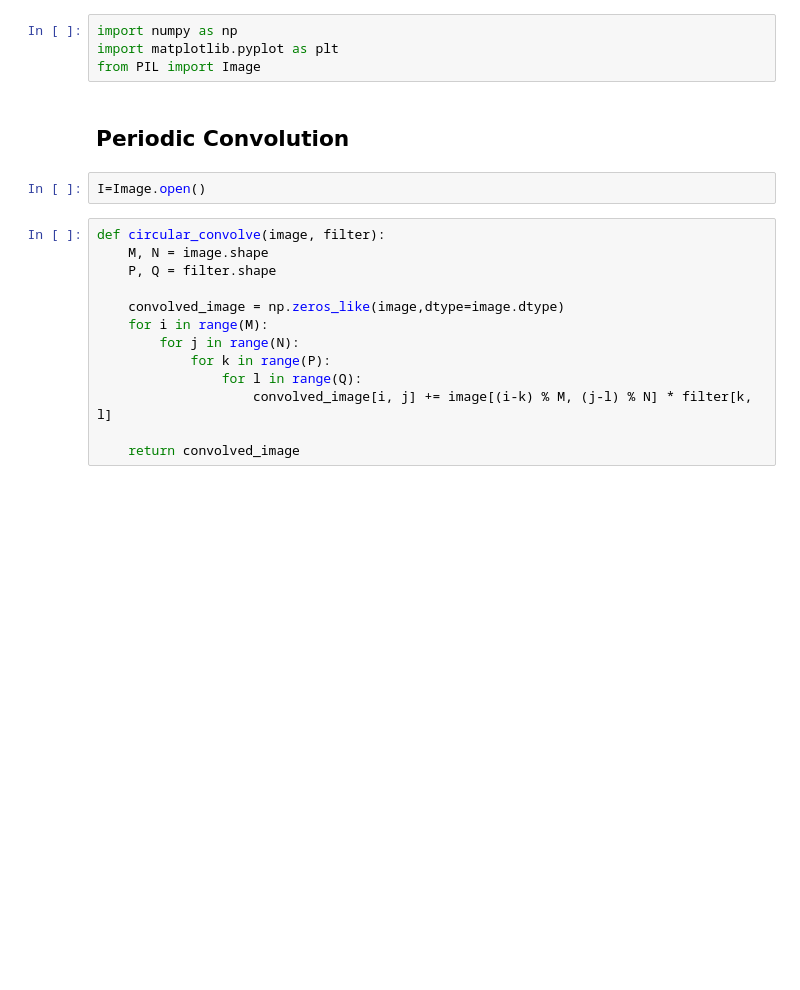
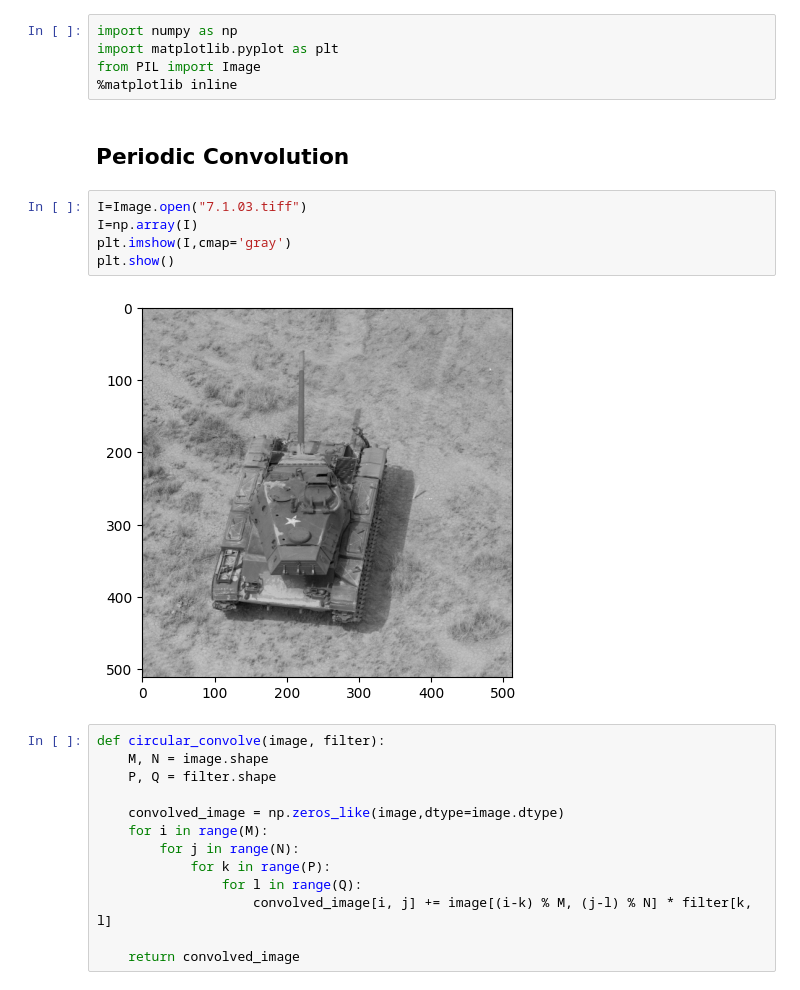
Before and after one commit to kumarsuraj151/ivp, a Jupyter notebook: assignment5/assig5_ai21btech11029.ipynb, the cells around one changed output. Drawn from its saved outputs; the diff is of its cells as text; blank space fills up the shorter version.

```diff
--- a/assignment5/assig5_ai21btech11029.ipynb
+++ b/assignment5/assig5_ai21btech11029.ipynb
@@ -4,10 +4,16 @@
 import numpy as np
 import matplotlib.pyplot as plt
 from PIL import Image
+%matplotlib inline
 # %% [markdown]
 ## Periodic Convolution
-# %%
-I=Image.open()
+# %%
+I=Image.open("7.1.03.tiff")
+I=np.array(I)
+plt.imshow(I,cmap='gray')
+plt.show()
+# %% [output]
+[figure, added]
 # %%
 def circular_convolve(image, filter):
     M, N = image.shape
```
Also changed, not shown: parts of 3 cells of this notebook.
